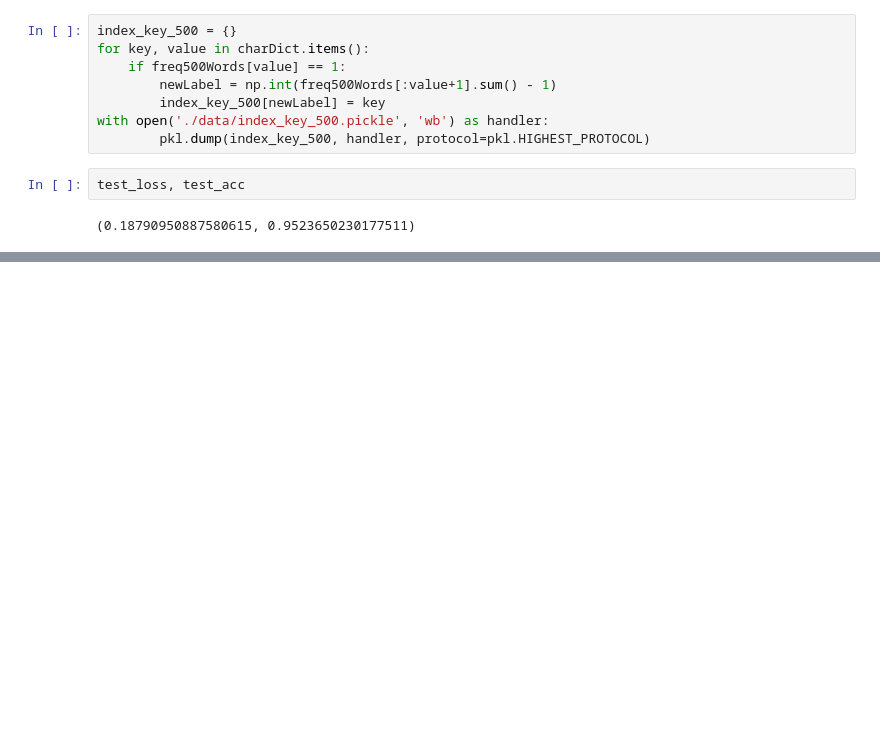
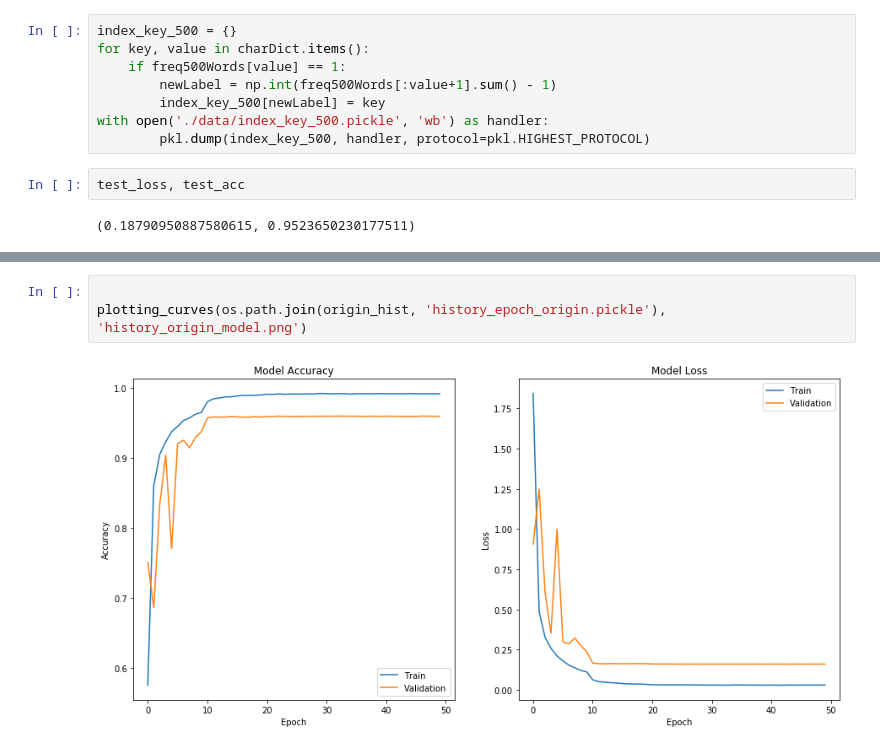
Before and after one commit to chenliz1/ChineseHandwritingRecognition, a Jupyter notebook: script.ipynb, the cells around one changed output, grey strips where cells are left out. Saved outputs shown, nothing was run; the diff lists cells and outputs as text; blank space fills up the shorter version.

```diff
--- a/script.ipynb
+++ b/script.ipynb
@@ -217,0 +182,5 @@ fig.savefig('history_origin_model.png', dpi='figure' )
+# %%
+
+plotting_curves(os.path.join(origin_hist, 'history_epoch_origin.pickle'), 'history_origin_model.png')
+# %% [output]
+[figure, added]
```
Also changed, not shown: parts of 30 cells of this notebook, 5 other files.
